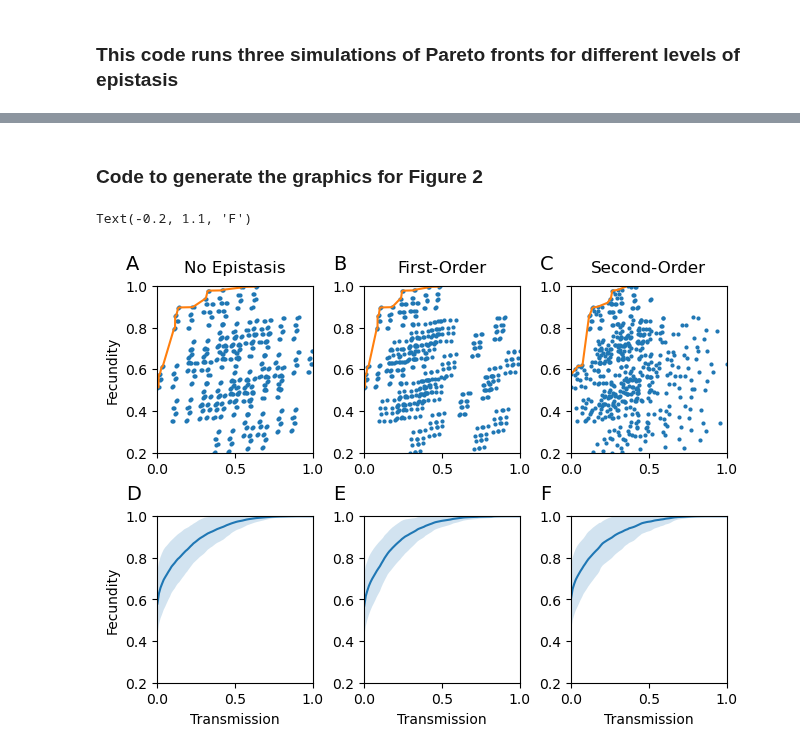
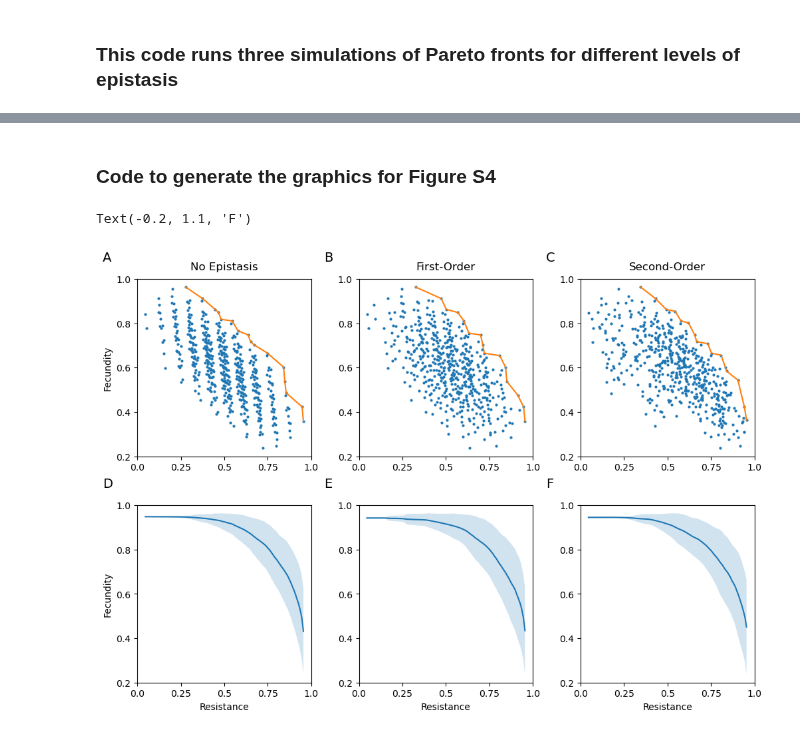
Before and after one commit to svhulse/cost-model, a Jupyter notebook: fig_S4.ipynb, the cells around one changed output, grey strips where cells are left out. Saved outputs shown, nothing was run; the diff lists cells and outputs as text; code cells hidden in the pictures.

```diff
--- a/fig_S4.ipynb
+++ b/fig_S4.ipynb
@@ -74,7 +74,21 @@ stdevs: 8.60227904657931 93.43151765600425 23.519254576550598
+# %%
+def label_x_ticks(ax, vals, n_ticks = 4):
+    x_lim = ax.get_xlim()
+    x_ticks = np.linspace(x_lim[0], x_lim[1], n_ticks)
+    x_tick_labels = np.round(np.linspace(np.min(vals), np.max(vals), n_ticks), 3)
+
+    ax.set_xticks(x_ticks, x_tick_labels)
+
+def label_y_ticks(ax, vals, n_ticks = 4):
+    y_lim = ax.get_ylim()
+    y_ticks = np.linspace(y_lim[0], y_lim[1], n_ticks)
+    y_tick_labels = np.round(np.linspace(np.min(vals), np.max(vals), n_ticks), 3)
+
+    ax.set_yticks(y_ticks, y_tick_labels)
 # %% [markdown]
-### Code to generate the graphics for Figure 2
+### Code to generate the graphics for Figure S4
 # %%
-fig, ax = plt.subplots(ncols=3, nrows=2, layout='constrained')
+fig, ax = plt.subplots(ncols=3, nrows=2, figsize=(10, 7), layout='constrained')
 
 ax[0,0].set_title('No Epistasis', pad=10)
 ax[0,1].set_title('First-Order', pad=10)
@@ -86,61 +100,66 @@ model.update_loci(res, cost)
 model.normalize()
 front_res, front_costs = model.pareto()
 
-ax[0,0].scatter(model.B, model.F, s=4)
-ax[0,0].plot(front_res, front_costs, color='tab:orange')
+ax[0,0].scatter(1-model.B, model.F, s=4)
+ax[0,0].plot(1-front_res, front_costs, color='tab:orange')
 ax[0,0].set_ylabel('Fecundity')
+
+label_x_ticks(ax[0,0], (0, 0.25, 0.5, 0.75, 1), 5)
+label_y_ticks(ax[0,0], (0.2, 0.4, 0.6, 0.8, 1), 5)
 
 model.update_loci(res, cost)
 model.add_epistasis(2, p1, sigma1)
 model.normalize()
 front_res, front_costs = model.pareto()
 
-ax[0,1].scatter(model.B, model.F, s=4)
-ax[0,1].plot(front_res, front_costs, color='tab:orange')
+ax[0,1].scatter(1-model.B, model.F, s=4)
+ax[0,1].plot(1-front_res, front_costs, color='tab:orange')
+
+label_x_ticks(ax[0,1], (0, 0.25, 0.5, 0.75, 1), 5)
+label_y_ticks(ax[0,1], (0.2, 0.4, 0.6, 0.8, 1), 5)
 
 model.update_loci(res, cost)
 model.add_epistasis(2, p1, sigma1)
 model.add_epistasis(3, p2, sigma2)
 model.normalize()
 front_res, front_costs = model.pareto()
 
-ax[0,2].scatter(model.B, model.F, s=4)
-ax[0,2].plot(front_res, front_costs, color='tab:orange')
+ax[0,2].scatter(1-model.B, model.F, s=4)
+ax[0,2].plot(1-front_res, front_costs, color='tab:orange')
+
+label_x_ticks(ax[0,2], (0, 0.25, 0.5, 0.75, 1), 5)
+label_y_ticks(ax[0,2], (0.2, 0.4, 0.6, 0.8, 1), 5)
 
 res_pts = np.linspace(0, 1, 100)
 
-ax[1,0].plot(res_pts, costs_epi0)
-ax[1,0].fill_between(res_pts, costs_epi0-err_epi0, costs_epi0+err_epi0, alpha=0.2)
-ax[1,0].set_xlabel('Transmission')
+ax[1,0].plot(1-res_pts, costs_epi0)
+ax[1,0].fill_between(1-res_pts, costs_epi0-err_epi0, costs_epi0+err_epi0, alpha=0.2)
+ax[1,0].set_xlabel('Resistance')
 ax[1,0].set_ylabel('Fecundity')
 
-ax[1,1].plot(res_pts, costs_epi1)
-ax[1,1].fill_between(res_pts, costs_epi1-err_epi1, costs_epi1+err_epi1, alpha=0.2)
-ax[1,1].set_xlabel('Transmission')
+label_x_ticks(ax[1,0], (0, 0.25, 0.5, 0.75, 1), 5)
+label_y_ticks(ax[1,0], (0.2, 0.4, 0.6, 0.8, 1), 5)
 
-ax[1,2].plot(res_pts, costs_epi2)
-ax[1,2].fill_between(res_pts, costs_epi2-err_epi2, costs_epi2+err_epi2, alpha=0.2)
-ax[1,2].set_xlabel('Transmission')
+ax[1,1].plot(1-res_pts, costs_epi1)
+ax[1,1].fill_between(1-res_pts, costs_epi1-err_epi1, costs_epi1+err_epi1, alpha=0.2)
+ax[1,1].set_xlabel('Resistance')
 
-ax[0,0].set_xbound(0, 1)
-ax[0,1].set_xbound(0, 1)
-ax[0,2].set_xbound(0, 1)
-ax[1,0].set_xbound(0, 1)
-ax[1,1].set_xbound(0, 1)
-ax[1,2].set_xbound(0, 1)
-ax[0,0].set_ybound(0.2, 1)
-ax[0,1].set_ybound(0.2, 1)
-ax[0,2].set_ybound(0.2, 1)
-ax[1,0].set_ybound(0.2, 1)
-ax[1,1].set_ybound(0.2, 1)
-ax[1,2].set_ybound(0.2, 1)
+label_x_ticks(ax[1,1], (0, 0.25, 0.5, 0.75, 1), 5)
+label_y_ticks(ax[1,1], (0.2, 0.4, 0.6, 0.8, 1), 5)
+
+ax[1,2].plot(1-res_pts, costs_epi2)
+ax[1,2].fill_between(1-res_pts, costs_epi2-err_epi2, costs_epi2+err_epi2, alpha=0.2)
+ax[1,2].set_xlabel('Resistance')
+
+label_x_ticks(ax[1,2], (0, 0.25, 0.5, 0.75, 1), 5)
+label_y_ticks(ax[1,2], (0.2, 0.4, 0.6, 0.8, 1), 5)
 
 ax[0,0].annotate("A", xy=(-0.2, 1.1), xycoords="axes fraction", fontsize=14)
 ax[0,1].annotate("B", xy=(-0.2, 1.1), xycoords="axes fraction", fontsize=14)
 ax[0,2].annotate("C", xy=(-0.2, 1.1), xycoords="axes fraction", fontsize=14)
 ax[1,0].annotate("D", xy=(-0.2, 1.1), xycoords="axes fraction", fontsize=14)
 ax[1,1].annotate("E", xy=(-0.2, 1.1), xycoords="axes fraction", fontsize=14)
 ax[1,2].annotate("F", xy=(-0.2, 1.1), xycoords="axes fraction", fontsize=14)
 # %% [output]
 Text(-0.2, 1.1, 'F')
-[figure, old version]
+[figure, new version]
```
Also changed, not shown: parts of 1 cell of this notebook, 13 other files.
